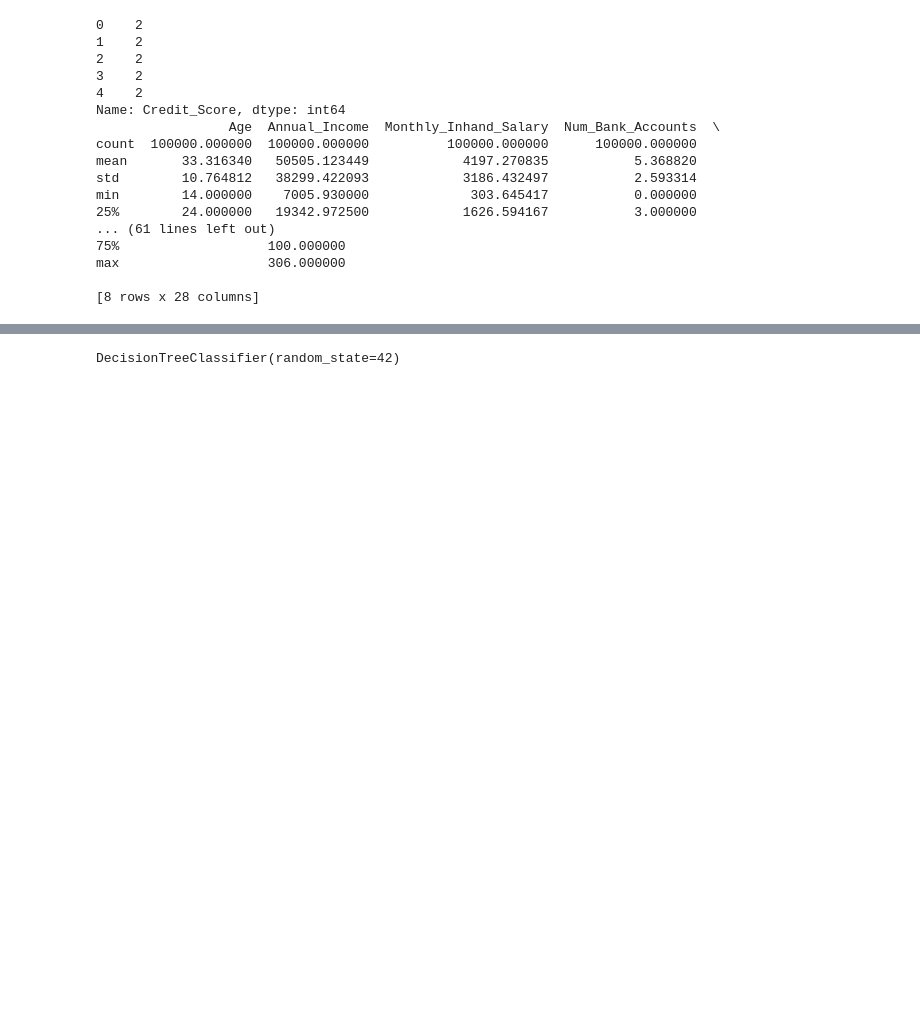
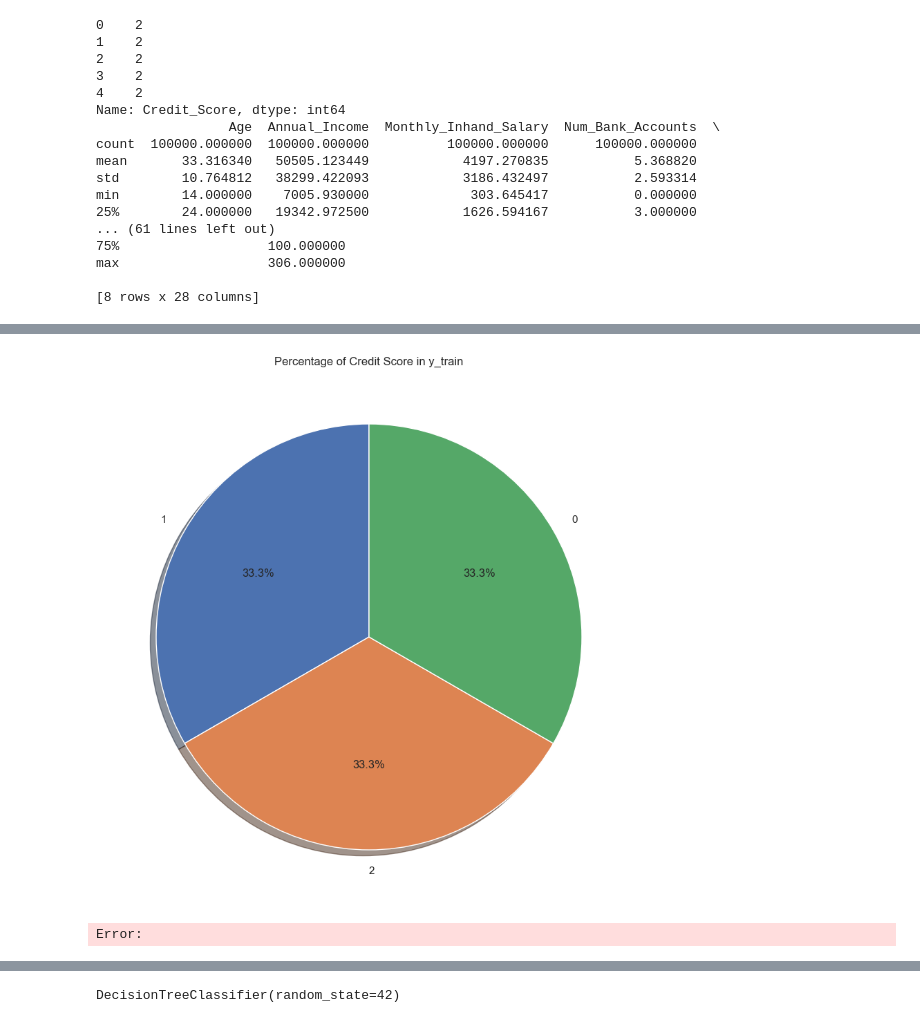
Before and after one commit to yaseen1998/AI_Orange_Course, a Jupyter notebook: Assigment_2/models_regression.ipynb, the cells around one changed output, grey strips where cells are left out. Cells and saved outputs as stored; diff of their text form; code cells hidden in the pictures; blank space fills up the shorter version.

```diff
--- a/Assigment_2/models_regression.ipynb
+++ b/Assigment_2/models_regression.ipynb
@@ -157,6 +140,14 @@ rf_model = RandomForestClassifier(n_estimators=100, random_state=42)
 et_model = ExtraTreesClassifier(n_estimators=100, random_state=42)
 knn_model = KNeighborsClassifier(n_neighbors=5)
 des_tree = DecisionTreeClassifier(random_state=42)
+# %%
+sns.set_theme(style="darkgrid")
+plt.figure(figsize=(10,10))
+plt.pie(y_train_sm.value_counts(),labels=y_train_sm.value_counts().index,autopct='%1.1f%%',shadow=True, startangle=90)
+plt.title("Percentage of Credit Score in y_train")
+plt.show()
+# %% [output]
+[figure, added]
 # %%
 bagging_model = BaggingClassifier(base_estimator=rf_model, n_estimators=100, random_state=42)
 ada_model = AdaBoostClassifier(base_estimator=rf_model, n_estimators=100, random_state=42)
@@ -176,3 +157,9 @@ print("Random Tree Embedding Accuracy: ", accuracy_score(y_test, random_tree_mod
+# %%
+
+ada_model.fit(x_train_sm, y_train_sm)
+print("AdaBoost Accuracy: ", accuracy_score(y_test, ada_model.predict(x_test)))
+# %% [output]
+Error:
 # %%
 bagging_model.fit(x_train_sm, y_train_sm)
 print("Bagging Accuracy: ", accuracy_score(y_test, bagging_model.predict(x_test)))
```
Also changed, not shown: parts of 17 cells of this notebook, 2 other files.
